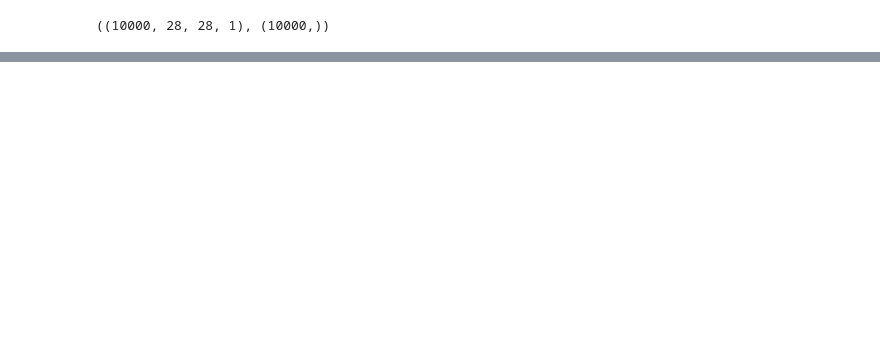
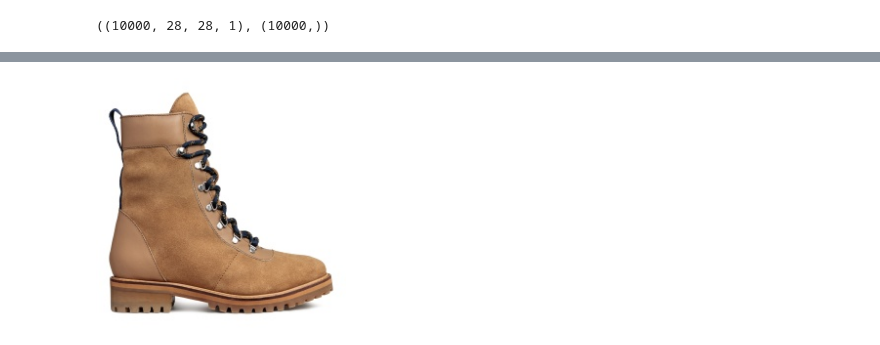
Before and after one commit to congltk1234/Fashion_Items_Classification, a Jupyter notebook: FashionMNIST/CustomCNN_FashionMNIST.ipynb, the cells around one changed output, grey strips where cells are left out. Saved outputs shown, nothing was run; the diff lists cells and outputs as text; code cells hidden in the pictures; blank space fills up the shorter version.

Commit message:
Được tạo bằng Colaboratory

```diff
--- a/FashionMNIST/CustomCNN_FashionMNIST.ipynb
+++ b/FashionMNIST/CustomCNN_FashionMNIST.ipynb
@@ -546,0 +563,41 @@ weighted avg       0.94      0.94      0.93     10000
+# %%
+#@title Jacket (url)
+from PIL import Image
+# INPUT_IMAGE_URL = "https://encrypted-tbn0.gstatic.com/images?q=tbn:ANd9GcStdgQVIlrWPRzbZJCNxE7et4joqQUIxKjKil0i-AtwA3JKjOxf8hZF3xEgfsjxl8Vz2bs&usqp=CAU" #@param {type:"string"}
+# # Tải về
+# !wget -q -O input.jpg $INPUT_IMAGE_URL
+
+
+
+def expand2square(pil_img, background_color):
+    width, height = pil_img.size
+    if width == height:
+        return pil_img
+    elif width > height:
+        result = Image.new("L", (width, width), background_color)
+        result.paste(pil_img, (0, (width - height) // 2))
+        return result
+    else:
+        result = Image.new("L", (height, height), background_color)
+        result.paste(pil_img, ((height - width) // 2, 0))
+        return result
+
+
+# Đọc ảnh bằng thư viện Pillow
+image = Image.open('/content/0420049002.jpg')
+image.thumbnail((28,28))  # Resize về 32x32
+image = expand2square(image, (0))
+new_img = np.array(image)/255
+# .convert('L')
+# Predict
+predict_result = model.predict(new_img.reshape(-1, 28, 28, 1))
+predict_result = np.argmax(predict_result, axis=1)
+print('Predict:', 'Ankle boot')
+
+
+# hiển thị ra
+from IPython.display import Image
+demo_img = Image(filename='/content/0420049002.jpg',width=250, height=250 )
+
+display(demo_img)
+# %% [output]
@@ -546,0 +606 @@ weighted avg       0.94      0.94      0.93     10000
+[figure, added]
```
Also changed, not shown: parts of 11 cells of this notebook.
